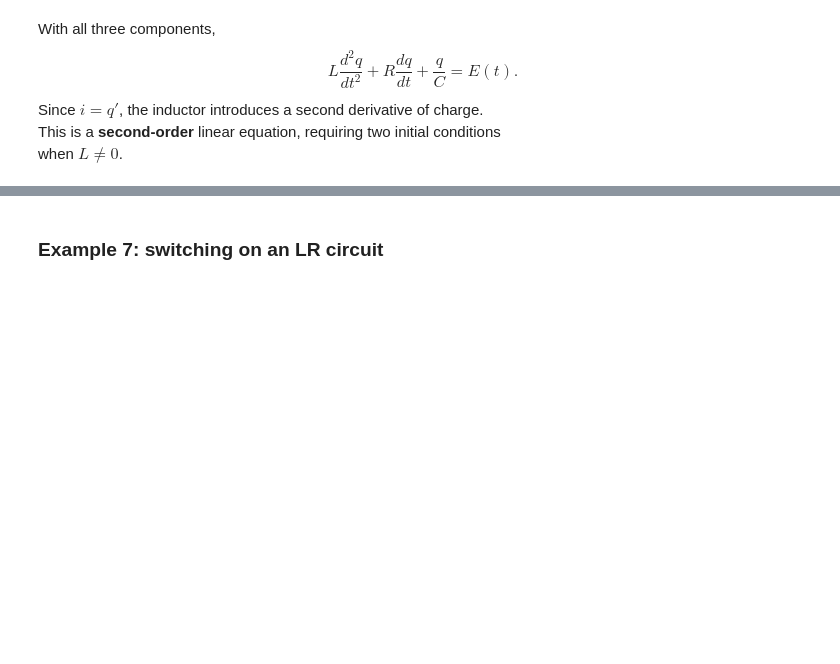
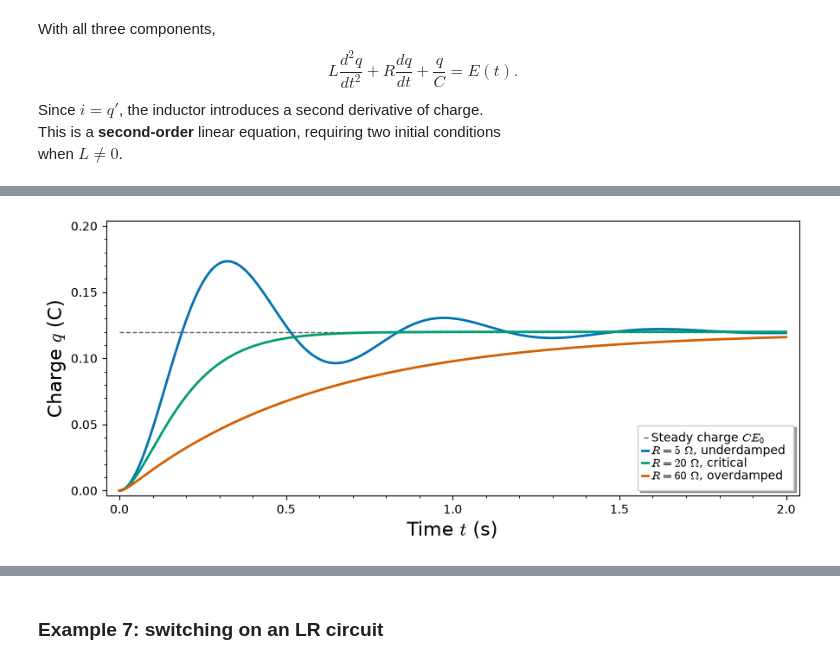
Before and after one commit to Symbol1/Differ2026, a Jupyter notebook: 0923.ipynb, the cells around one changed output, grey strips where cells are left out. Saved outputs shown, nothing was run; the diff lists cells and outputs as text; code cells hidden in the pictures; blank space fills up the shorter version.

```diff
--- a/0923.ipynb
+++ b/0923.ipynb
@@ -513,0 +607,20 @@ when $L \ne 0$.
+# %%
+lrc_E0, lrc_L, lrc_C = float(12), float(1), float(0.01)
+def lrc_rhs(state, t, R):
+    charge, current = state
+    return [current, (lrc_E0 - R*current - charge/lrc_C)/lrc_L]
+lrc_times = np.linspace(0, 2, 2001)
+lrc_curves = [(R, color, name, odeint(lrc_rhs, [0.0, 0.0], lrc_times, args=(float(R),))[:, 0])
+              for R, color, name in [(5, '#0072B2', 'underdamped'), (20, '#009E73', 'critical'),
+                                     (60, '#D55E00', 'overdamped')]]
+# %%
+lrc_plot = line([(0, lrc_C*lrc_E0), (2, lrc_C*lrc_E0)], color='black',
+                linestyle='--', alpha=0.6, legend_label='Steady charge $CE_0$')
+for R, color, name, charge in lrc_curves:
+    lrc_plot += line(list(zip(lrc_times, charge)), color=color, thickness=2,
+                     legend_label=rf'$R = {R}\ \Omega$, {name}')
+lrc_plot.show(xmin=0, xmax=2, ymin=0, ymax=0.2, figsize=[9, 4],
+              axes_labels=['Time $t$ (s)', 'Charge $q$ (C)'],
+              frame=True, axes=False, legend_options={'loc': 'lower right'})
+# %% [output]
+[figure, added]
```
Also changed, not shown: parts of 54 cells of this notebook.
